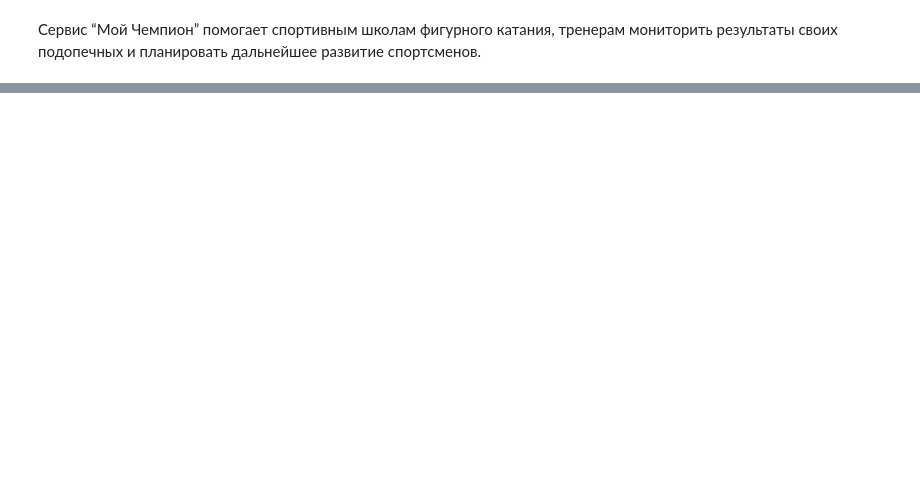
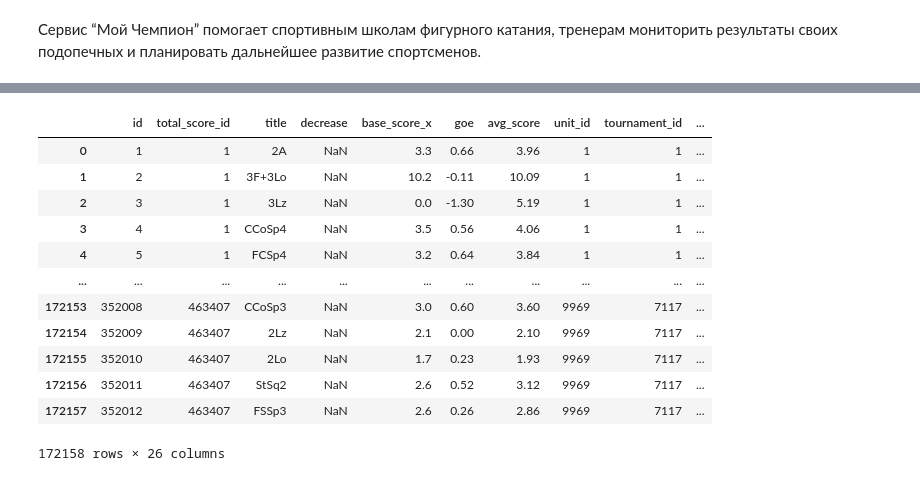
Before and after one commit to AndreySysa/My-_champion, a Jupyter notebook: Мой чемпион.ipynb, the cells around one changed output, grey strips where cells are left out. Saved outputs shown, nothing was run; the diff lists cells and outputs as text; code cells hidden in the pictures; blank space fills up the shorter version.

```diff
--- a/Мой чемпион.ipynb
+++ b/Мой чемпион.ipynb
@@ -95,0 +215,25 @@ final_df
+# %%
+# Выполнение объединений
+# Начинаем с tournament_scores, так как у него наибольшее количество строк
+final_df = tournament_scores.copy()  # Начинаем с tournament_scores как наш базовый DataFrame
+total_scores.rename(columns={'id': 'total_score_id'}, inplace=True)
+final_df = final_df.merge(total_scores, left_on='total_score_id', right_on='total_score_id', how='left')
+tournaments.rename(columns={'id': 'tournament_id'}, inplace=True)
+final_df = final_df.merge(tournaments, left_on='tournament_id', right_on='tournament_id', how='left')
+units.rename(columns={'id': 'unit_id'}, inplace=True)
+final_df = final_df.merge(units, left_on='unit_id', right_on='unit_id', how='left')
+final_df
+# %% [output]
+|  | id | total_score_id | title | decrease | base_score_x | goe | avg_score | unit_id | tournament_id | ... |
+| 0 | 1 | 1 | 2A | NaN | 3.3 | 0.66 | 3.96 | 1 | 1 | ... |
+| 1 | 2 | 1 | 3F+3Lo | NaN | 10.2 | -0.11 | 10.09 | 1 | 1 | ... |
+| 2 | 3 | 1 | 3Lz | NaN | 0.0 | -1.30 | 5.19 | 1 | 1 | ... |
+| 3 | 4 | 1 | CCoSp4 | NaN | 3.5 | 0.56 | 4.06 | 1 | 1 | ... |
+| 4 | 5 | 1 | FCSp4 | NaN | 3.2 | 0.64 | 3.84 | 1 | 1 | ... |
+| ... | ... | ... | ... | ... | ... | ... | ... | ... | ... | ... |
+| 172153 | 352008 | 463407 | CCoSp3 | NaN | 3.0 | 0.60 | 3.60 | 9969 | 7117 | ... |
+| 172154 | 352009 | 463407 | 2Lz | NaN | 2.1 | 0.00 | 2.10 | 9969 | 7117 | ... |
+| 172155 | 352010 | 463407 | 2Lo | NaN | 1.7 | 0.23 | 1.93 | 9969 | 7117 | ... |
+| 172156 | 352011 | 463407 | StSq2 | NaN | 2.6 | 0.52 | 3.12 | 9969 | 7117 | ... |
+| 172157 | 352012 | 463407 | FSSp3 | NaN | 2.6 | 0.26 | 2.86 | 9969 | 7117 | ... |
+172158 rows × 26 columns
```
Also changed, not shown: parts of 8 cells of this notebook, 1 other file.
